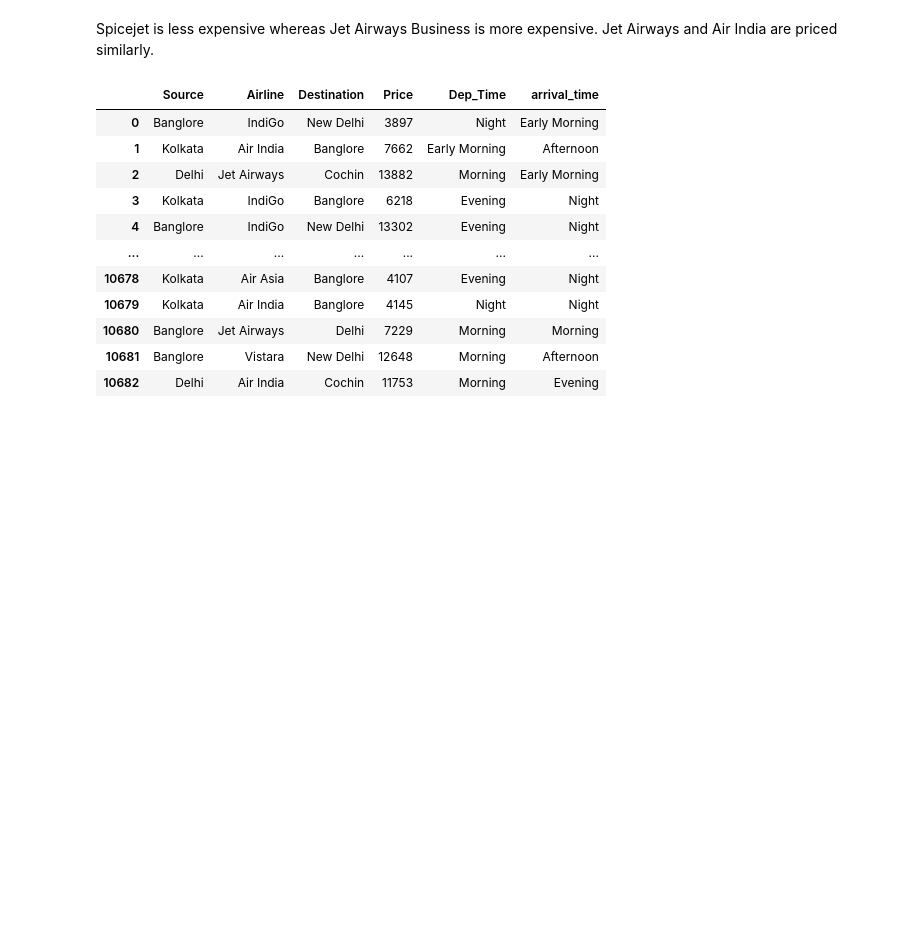
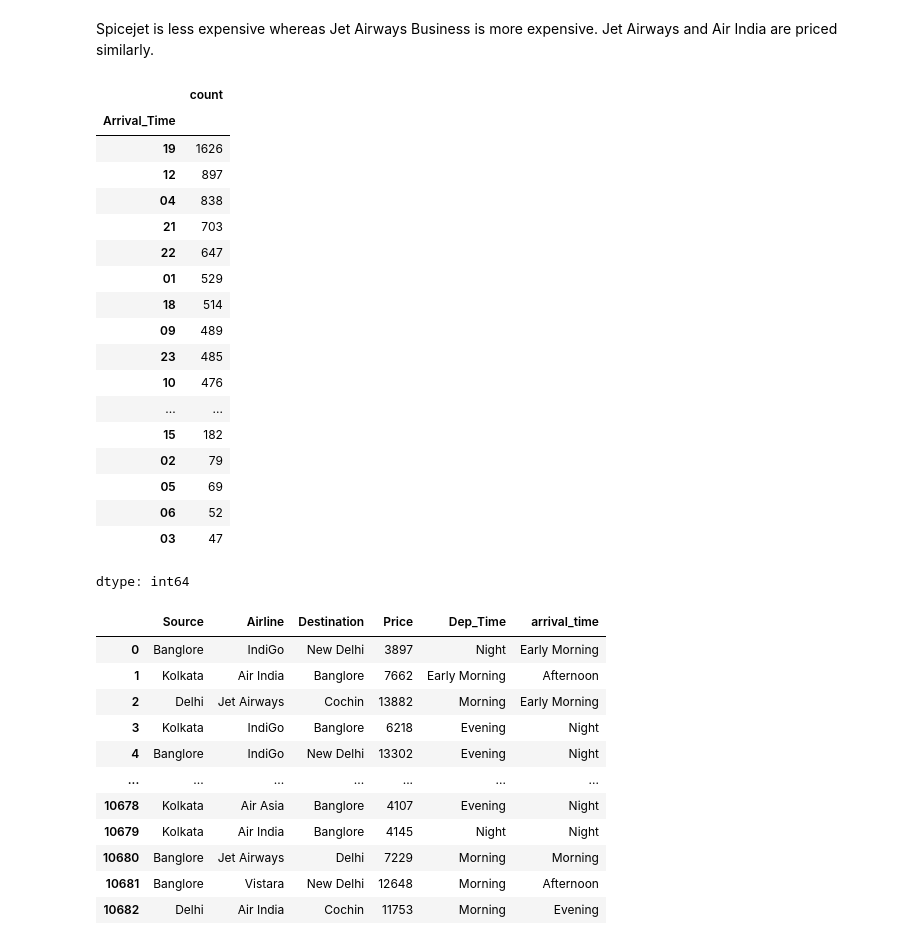
Before and after one commit to anvitendulkar10/Projects, a Jupyter notebook: Airline Price Prediction/EDA_airline_price_prediction.ipynb, the cells around one changed output. Saved outputs shown, nothing was run; the diff lists cells and outputs as text; code cells hidden in the pictures; blank space fills up the shorter version.

```diff
--- a/Airline Price Prediction/EDA_airline_price_prediction.ipynb
+++ b/Airline Price Prediction/EDA_airline_price_prediction.ipynb
@@ -24,27 +26,25 @@ memory_in_mb
 # %% [output]
 0.7648258209228516
 # %%
-def duration_split(row):
+# def duration_split(row):
+#   pattern = r'(?:(\d+)h)?\s?(?:(\d+)m)?'
+#   matchobj = re.match(pattern, row)
+#   hr = int(matchobj.group(1)) if matchobj.group(1) is not None else 0
+#   min = int(matchobj.group(2)) if matchobj.group(2) is not None else 0
+#   return pd.Series({'duration_hr': hr, 'duration_min': min})
 
-  # pattern = r'(?:(\d{1,2})h)?\s?(?:(\d{1,2})m)?'
-  pattern = r'(?:(\d+)h)?\s?(?:(\d+)m)?'
-  matchobj = re.match(pattern, row)
-  hr = int(matchobj.group(1)) if matchobj.group(1) is not None else 0
-  min = int(matchobj.group(2)) if matchobj.group(2) is not None else 0
-  return pd.Series({'duration_hr': hr, 'duration_min': min})
-
-df[['duration_hr','duration_min']] = df['Duration'].apply(duration_split)
+# df[['duration_hr','duration_min']] = df['Duration'].apply(duration_split)
 # %%
 from datetime import datetime, timedelta
 
-def arrival(df):
-  # print(type(df['Date_of_Journey']) , type(df['Dep_Time']))
-  journey_dt = df['Date_of_Journey']+' '+ df['Dep_Time']
+# def arrival(df):
+#   # print(type(df['Date_of_Journey']) , type(df['Dep_Time']))
+#   journey_dt = df['Date_of_Journey']+' '+ df['Dep_Time']
 
-  dt_time = datetime.strptime(journey_dt, "%d/%m/%Y %H:%M")
-  arrival_date = dt_time + timedelta(hours=df['duration_hr'], minutes=df['duration_min'])
-  return arrival_date
-df['arrival_date'] = df[['Date_of_Journey','Dep_Time','duration_hr','duration_min']].apply(arrival, axis=1)
+#   dt_time = datetime.strptime(journey_dt, "%d/%m/%Y %H:%M")
+#   arrival_date = dt_time + timedelta(hours=df['duration_hr'], minutes=df['duration_min'])
+#   return arrival_date
+# df['arrival_date'] = df[['Date_of_Journey','Dep_Time','duration_hr','duration_min']].apply(arrival, axis=1)
 # %%
 fig = px.bar(data_frame=df['Source'].value_counts().reset_index(),
              x='Source',
@@ -180,5 +180,27 @@ def get_dept_time(hour):
         return 'Invalid hour'
 
 dt = df['Dep_Time'].apply(lambda x: int(x.split(':')[0])).apply(get_dept_time)
+# %%
+df['Arrival_Time'].str.split(':').str.get(0).value_counts()
+# %% [output]
+|  | count |
+| Arrival_Time |  |
+| 19 | 1626 |
+| 12 | 897 |
+| 04 | 838 |
+| 21 | 703 |
+| 22 | 647 |
+| 01 | 529 |
+| 18 | 514 |
+| 09 | 489 |
+| 23 | 485 |
+| 10 | 476 |
+| ... | ... |
+| 15 | 182 |
+| 02 | 79 |
+| 05 | 69 |
+| 06 | 52 |
+| 03 | 47 |
+dtype: int64
 # %%
 def get_arrival_time(hour):
```
Also changed, not shown: parts of 2 cells of this notebook.
